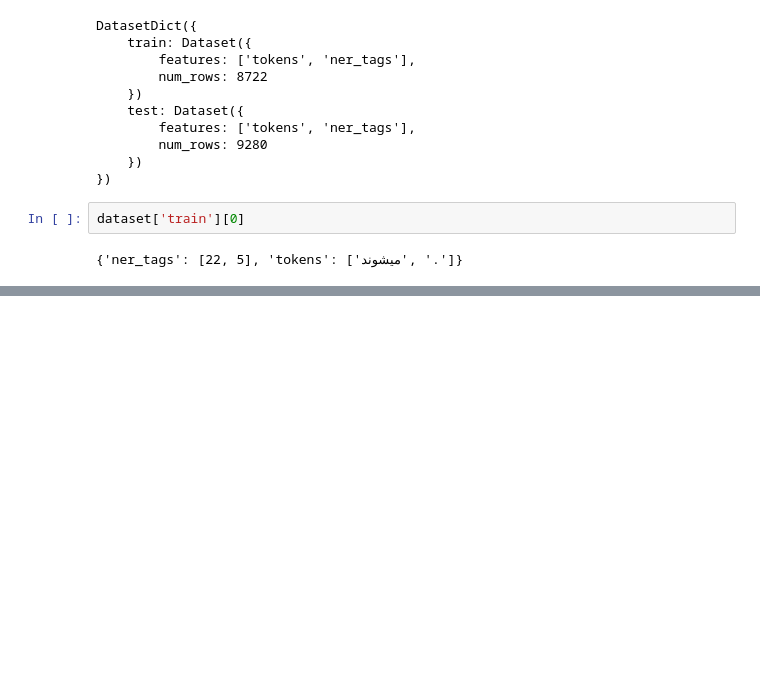
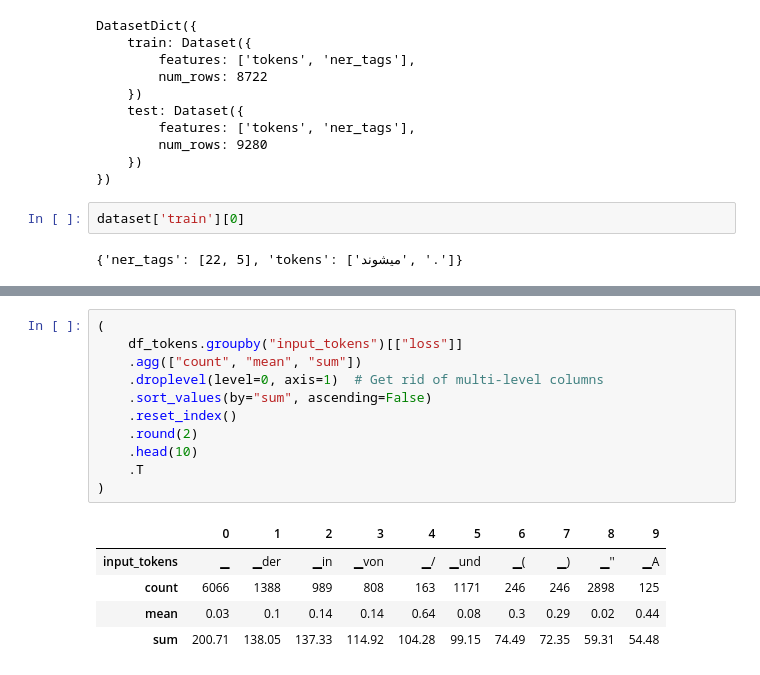
Before and after one commit to ZahraDehghani99/Natural-Language-Processing, a Jupyter notebook: HW6/NER_with_Transformers.ipynb, the cells around one changed output, grey strips where cells are left out. Saved outputs shown, nothing was run; the diff lists cells and outputs as text; blank space fills up the shorter version.

```diff
--- a/HW6/NER_with_Transformers.ipynb
+++ b/HW6/NER_with_Transformers.ipynb
@@ -495,0 +824,17 @@ dataset['train'][0]
+# %%
+(
+    df_tokens.groupby("input_tokens")[["loss"]]
+    .agg(["count", "mean", "sum"])
+    .droplevel(level=0, axis=1)  # Get rid of multi-level columns
+    .sort_values(by="sum", ascending=False)
+    .reset_index()
+    .round(2)
+    .head(10)
+    .T
+)
+# %% [output]
+|  | 0 | 1 | 2 | 3 | 4 | 5 | 6 | 7 | 8 | 9 |
+| input_tokens | ▁ | ▁der | ▁in | ▁von | ▁/ | ▁und | ▁( | ▁) | ▁'' | ▁A |
+| count | 6066 | 1388 | 989 | 808 | 163 | 1171 | 246 | 246 | 2898 | 125 |
+| mean | 0.03 | 0.1 | 0.14 | 0.14 | 0.64 | 0.08 | 0.3 | 0.29 | 0.02 | 0.44 |
+| sum | 200.71 | 138.05 | 137.33 | 114.92 | 104.28 | 99.15 | 74.49 | 72.35 | 59.31 | 54.48 |
```
Also changed, not shown: parts of 86 cells of this notebook.
